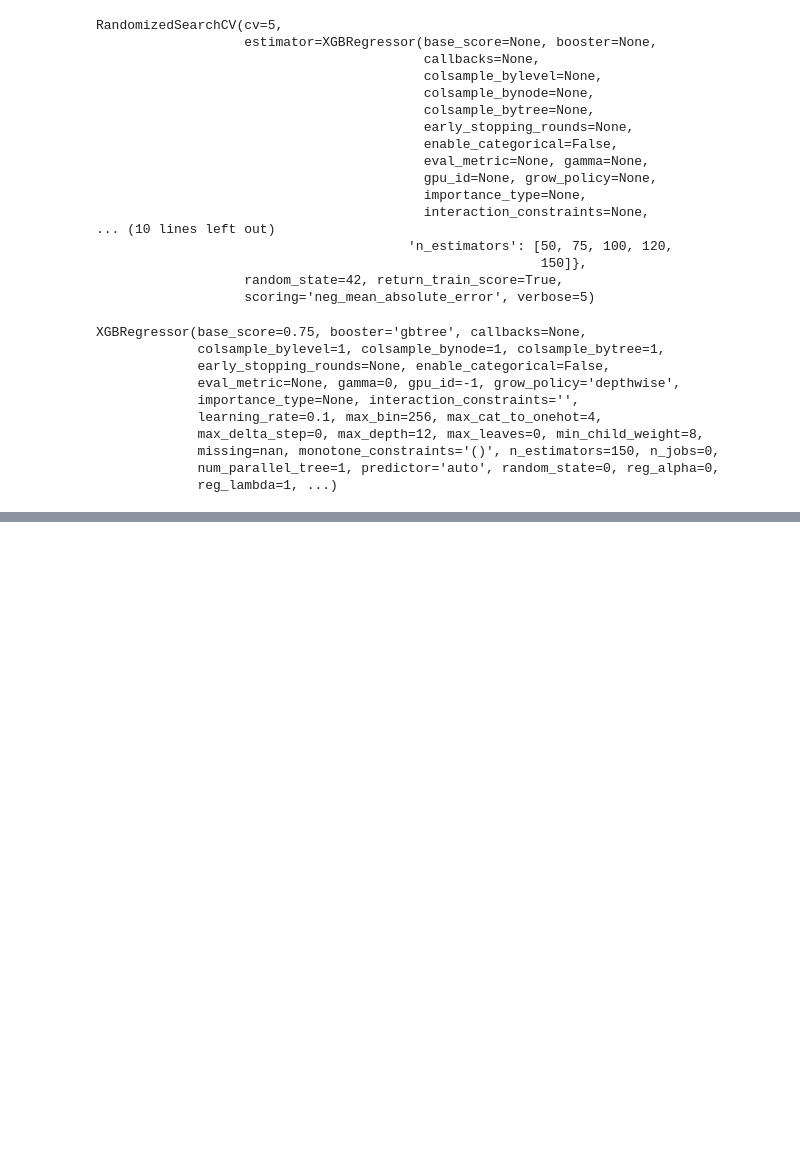
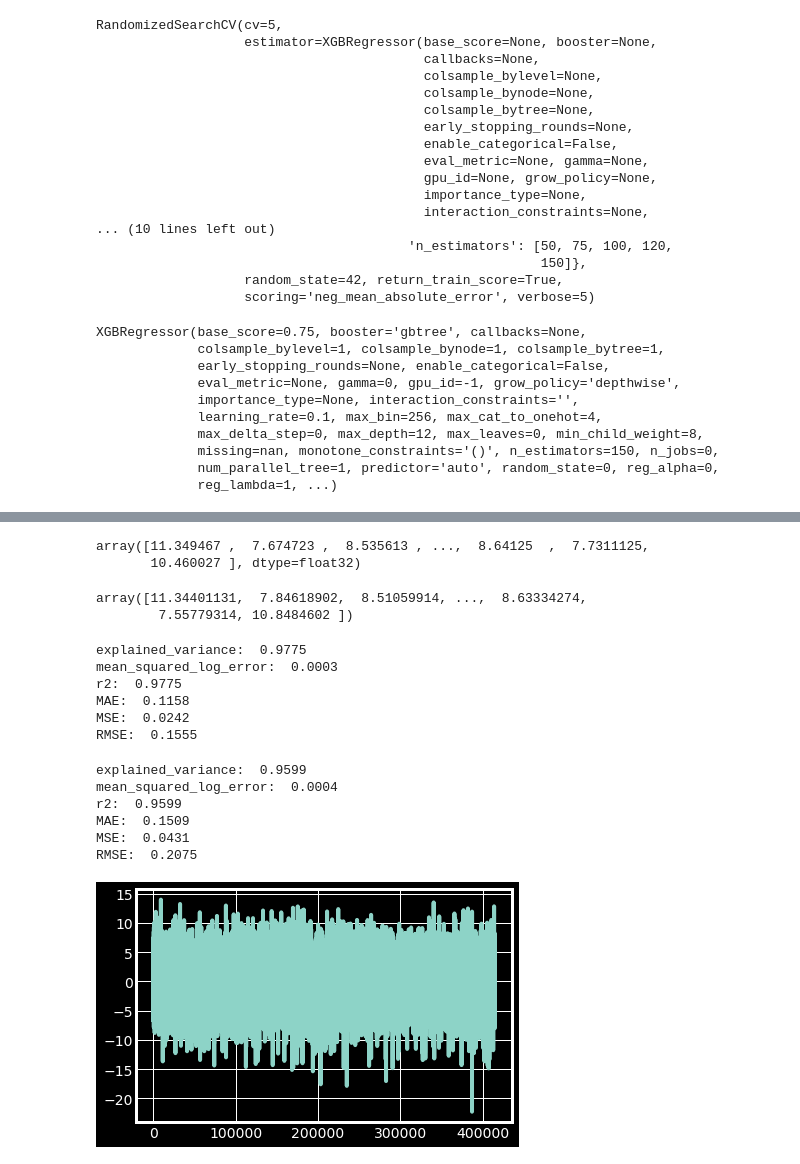
Before and after one commit to sonalS2210/mechademy-hiring-challenge, a Jupyter notebook: data_enegineering.ipynb, the cells around one changed output, grey strips where cells are left out. Drawn from its saved outputs; the diff is of its cells as text; code cells hidden in the pictures; blank space fills up the shorter version.

```diff
--- a/data_enegineering.ipynb
+++ b/data_enegineering.ipynb
@@ -864,3 +855,20 @@ regressor=xgboost.XGBRegressor(base_score=0.75, booster='gbtree', callbacks=None
+# %%
+best_max_depth = random_cv.best_estimator_.max_depth
+best_n_est = random_cv.best_estimator_.n_estimators
+best_min_weight = random_cv.best_estimator_.min_child_weight
+best_lr = random_cv.best_estimator_.learning_rate
+# %%
+regressor=xgboost.XGBRegressor(
+             early_stopping_rounds=10,
+             learning_rate=best_lr,
+             max_depth=best_max_depth,
+             min_child_weight=best_min_weight,
+             n_estimators=best_n_est,
+             n_jobs=-1,
+             tree_method='hist',
+             objective='reg:squarederror'
+             )
 # %%
-regressor.fit(X_train,y_train)
+eval_set = [(X_test, y_test)]
+regressor.fit(X_train,y_train, eval_set=eval_set)
 # %% [output]
@@ -876,0 +902,21 @@ XGBRegressor(base_score=0.75, booster='gbtree', callbacks=None,
+# %%
+y_pred = regressor.predict(X_train)
+# %%
+y_pred
+# %% [output]
+array([11.349467 ,  7.674723 ,  8.535613 , ...,  8.64125  ,  7.7311125,
+       10.460027 ], dtype=float32)
+# %%
+y_train.values
+# %% [output]
+array([11.34401131,  7.84618902,  8.51059914, ...,  8.63334274,
+        7.55779314, 10.8484602 ])
+# %%
+regression_results(y_train.values, y_pred)
+# %% [output]
+explained_variance:  0.9775
+mean_squared_log_error:  0.0003
+r2:  0.9775
+MAE:  0.1158
+MSE:  0.0242
+RMSE:  0.1555
@@ -876,0 +925,15 @@ XGBRegressor(base_score=0.75, booster='gbtree', callbacks=None,
+# %%
+regression_results(y_test, y_test_pred)
+# %% [output]
+explained_variance:  0.9599
+mean_squared_log_error:  0.0004
+r2:  0.9599
+MAE:  0.1509
+MSE:  0.0431
+RMSE:  0.2075
+# %%
+perc_error_train = (y_train.values - y_pred)/y_train.values*100
+plt.plot(perc_error_train)
+plt.show()
+# %% [output]
+[figure, added]
```
Also changed, not shown: parts of 6 cells of this notebook.
